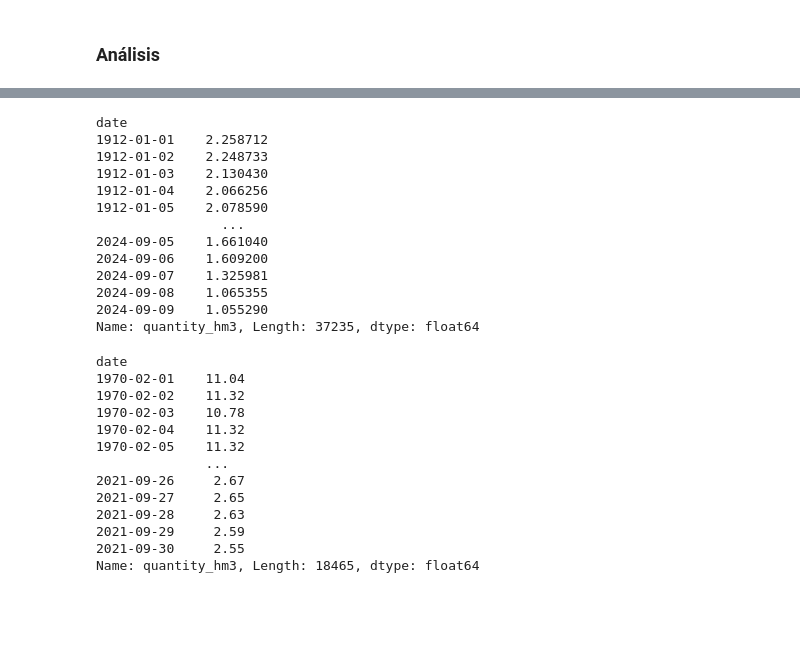
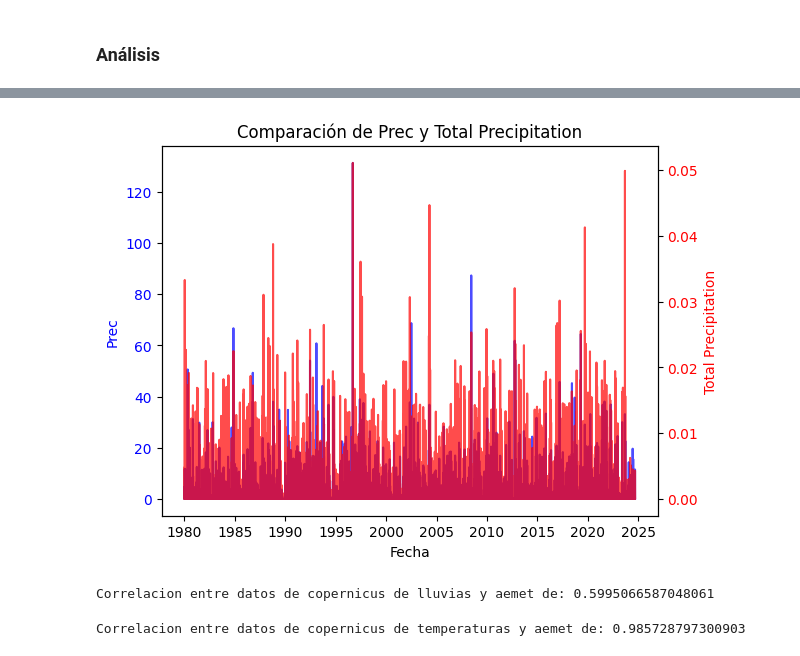
Before and after one commit to delatorre96/Water-Prediction, a Jupyter notebook: Análisis pixel.ipynb, the cells around one changed output, grey strips where cells are left out. Cells and saved outputs as stored; diff of their text form; code cells hidden in the pictures; blank space fills up the shorter version.

```diff
--- a/Análisis pixel.ipynb
+++ b/Análisis pixel.ipynb
@@ -192,4 +256,9 @@ df_embalses = pd.read_sql_query(query, conn)
+# %%
+df_aemet = df_aemet.drop('location_id',axis = 1).groupby('date').mean().reset_index()
 # %% [markdown]
 ### Análisis
 # %%
-df_c
+#Enlazar soil water los 4 niveles en uno solo
+df_c['soil_water'] = df_c['soil_water_l1'] + df_c['soil_water_l2'] + df_c['soil_water_l3'] + df_c['soil_water_l4']
+df_c = df_c.drop(['soil_water_l1', 'soil_water_l2', 'soil_water_l3','soil_water_l4'], axis = 1)
+df_c['soil_water'] = df_c['soil_water']/1e+6 #pasar a hectómetros cúbicos que es la unidad en la que está la cantidad de agua en ríos y embalses
@@ -210,32 +264,0 @@ df_c
-# %%
-df_rios.groupby('date').mean()['quantity_hm3']
-# %% [output]
-date
-1912-01-01    2.258712
-1912-01-02    2.248733
-1912-01-03    2.130430
-1912-01-04    2.066256
-1912-01-05    2.078590
-                ...
-2024-09-05    1.661040
-2024-09-06    1.609200
-2024-09-07    1.325981
-2024-09-08    1.065355
-2024-09-09    1.055290
-Name: quantity_hm3, Length: 37235, dtype: float64
-# %%
-df_embalses.groupby('date').mean()['quantity_hm3']
-# %% [output]
-date
-1970-02-01    11.04
-1970-02-02    11.32
-1970-02-03    10.78
-1970-02-04    11.32
-1970-02-05    11.32
-              ...
-2021-09-26     2.67
-2021-09-27     2.65
-2021-09-28     2.63
-2021-09-29     2.59
-2021-09-30     2.55
-Name: quantity_hm3, Length: 18465, dtype: float64
@@ -292,0 +265,32 @@ df = pd.read_sql_query(query, conn)
+# %%
+df = pd.merge(df_c, df_aemet, on = 'date', how = 'inner')
+# %%
+df.set_index('date', inplace =True)
+# %%
+# Crear la figura y el primer eje
+fig, ax1 = plt.subplots()
+
+# Graficar la primera serie (prec) en el primer eje y
+ax1.plot(df['prec'], color='blue', label='Prec', alpha=0.7)
+ax1.set_xlabel('Fecha')  # Etiqueta del eje x
+ax1.set_ylabel('Prec', color='blue')  # Etiqueta del eje y para la primera serie
+ax1.tick_params(axis='y', labelcolor='blue')  # Color de los ticks en el eje y para la primera serie
+
+# Crear un segundo eje en el mismo gráfico para la segunda serie
+ax2 = ax1.twinx()
+ax2.plot(df['total_precipitation'], color='red', label='Total Precipitation', alpha=0.7)
+ax2.set_ylabel('Total Precipitation', color='red')  # Etiqueta del eje y para la segunda serie
+ax2.tick_params(axis='y', labelcolor='red')  # Color de los ticks en el eje y para la segunda serie
+
+# Mostrar la gráfica
+plt.title('Comparación de Prec y Total Precipitation')
+plt.show()
+
+print('Correlacion entre datos de copernicus de lluvias y aemet de:', df['prec'].corr(df['total_precipitation']))
+# %% [output]
+[figure, added]
+Correlacion entre datos de copernicus de lluvias y aemet de: 0.5995066587048061
+# %%
+print('Correlacion entre datos de copernicus de temperaturas y aemet de:', df['tmed'].corr(df['skin_temperature']))
+# %% [output]
+Correlacion entre datos de copernicus de temperaturas y aemet de: 0.985728797300903
```
Also changed, not shown: parts of 15 cells of this notebook.
